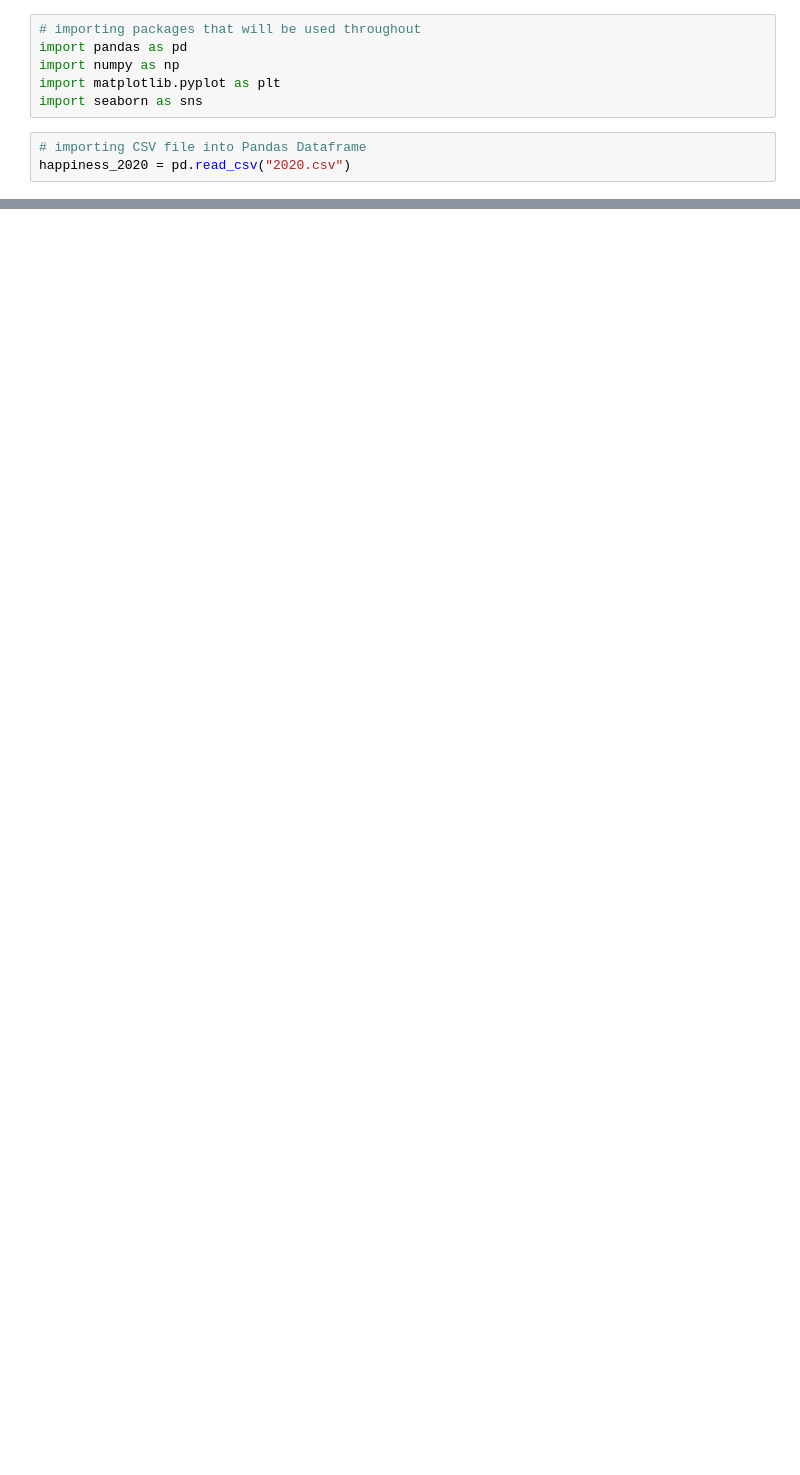
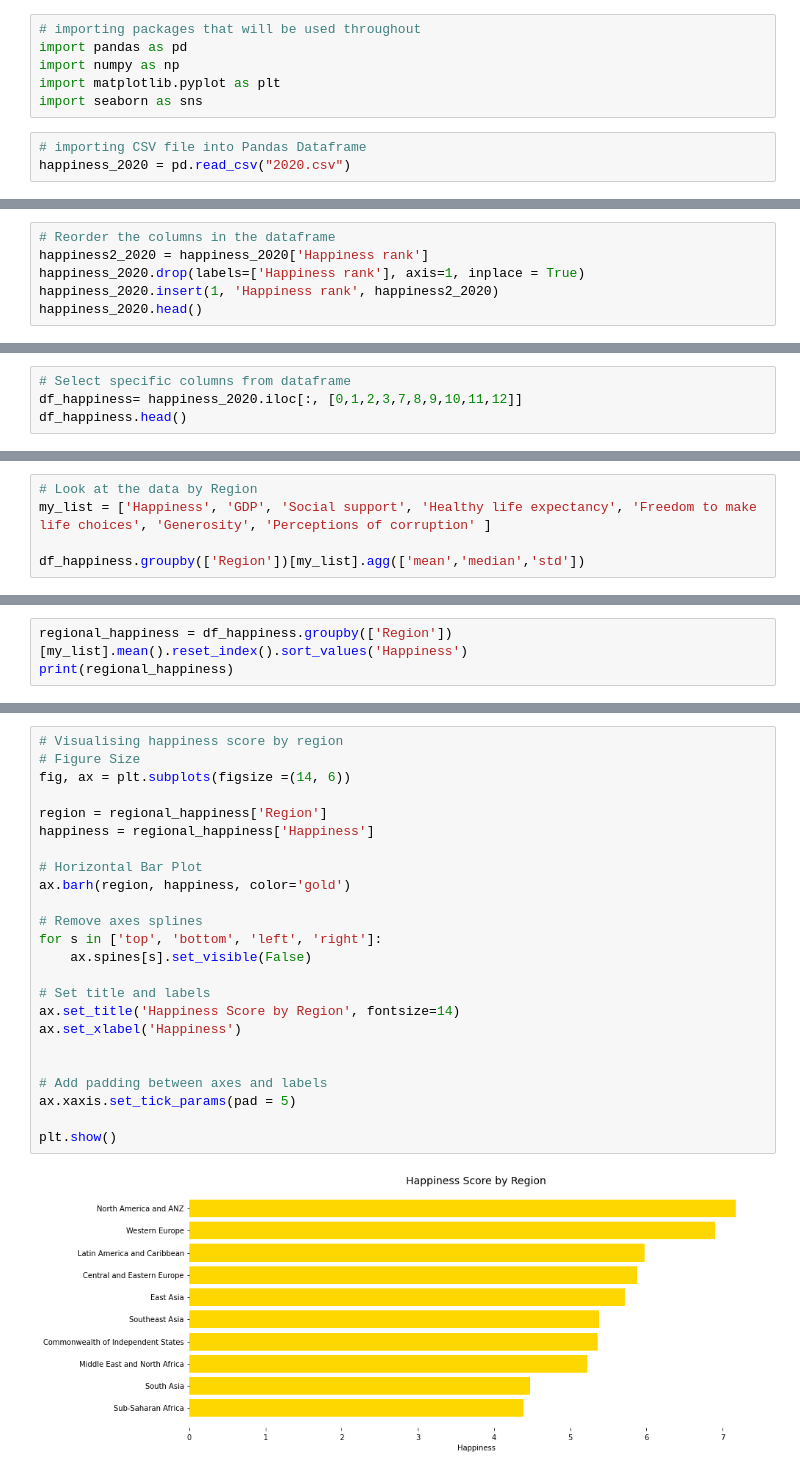
Before and after one commit to Ailo009/UCDPA_ailismardonegan, a Jupyter notebook: AME_Project.ipynb, the cells around one changed output, grey strips where cells are left out. Cells and saved outputs as stored; diff of their text form; blank space fills up the shorter version.

```diff
--- a/AME_Project.ipynb
+++ b/AME_Project.ipynb
@@ -28,0 +151,6 @@ happiness_2020.sort_values(by= 'Ladder score', ascending=False)
+# %%
+# Reorder the columns in the dataframe
+happiness2_2020 = happiness_2020['Happiness rank']
+happiness_2020.drop(labels=['Happiness rank'], axis=1, inplace = True)
+happiness_2020.insert(1, 'Happiness rank', happiness2_2020)
+happiness_2020.head()
@@ -28,0 +165,4 @@ happiness_2020.sort_values(by= 'Ladder score', ascending=False)
+# %%
+# Select specific columns from dataframe
+df_happiness= happiness_2020.iloc[:, [0,1,2,3,7,8,9,10,11,12]]
+df_happiness.head()
@@ -28,0 +216,5 @@ happiness_2020.sort_values(by= 'Ladder score', ascending=False)
+# %%
+# Look at the data by Region
+my_list = ['Happiness', 'GDP', 'Social support', 'Healthy life expectancy', 'Freedom to make life choices', 'Generosity', 'Perceptions of corruption' ]
+
+df_happiness.groupby(['Region'])[my_list].agg(['mean','median','std'])
@@ -28,0 +236,3 @@ happiness_2020.sort_values(by= 'Ladder score', ascending=False)
+# %%
+regional_happiness = df_happiness.groupby(['Region'])[my_list].mean().reset_index().sort_values('Happiness')
+print(regional_happiness)
@@ -28,0 +257,26 @@ happiness_2020.sort_values(by= 'Ladder score', ascending=False)
+# %%
+# Visualising happiness score by region
+# Figure Size
+fig, ax = plt.subplots(figsize =(14, 6))
+
+region = regional_happiness['Region']
+happiness = regional_happiness['Happiness']
+
+# Horizontal Bar Plot
+ax.barh(region, happiness, color='gold')
+
+# Remove axes splines
+for s in ['top', 'bottom', 'left', 'right']:
+    ax.spines[s].set_visible(False)
+
+# Set title and labels
+ax.set_title('Happiness Score by Region', fontsize=14)
+ax.set_xlabel('Happiness')
+
+
+# Add padding between axes and labels
+ax.xaxis.set_tick_params(pad = 5)
+
+plt.show()
+# %% [output]
+[figure, added]
```
Also changed, not shown: parts of 31 cells of this notebook.
